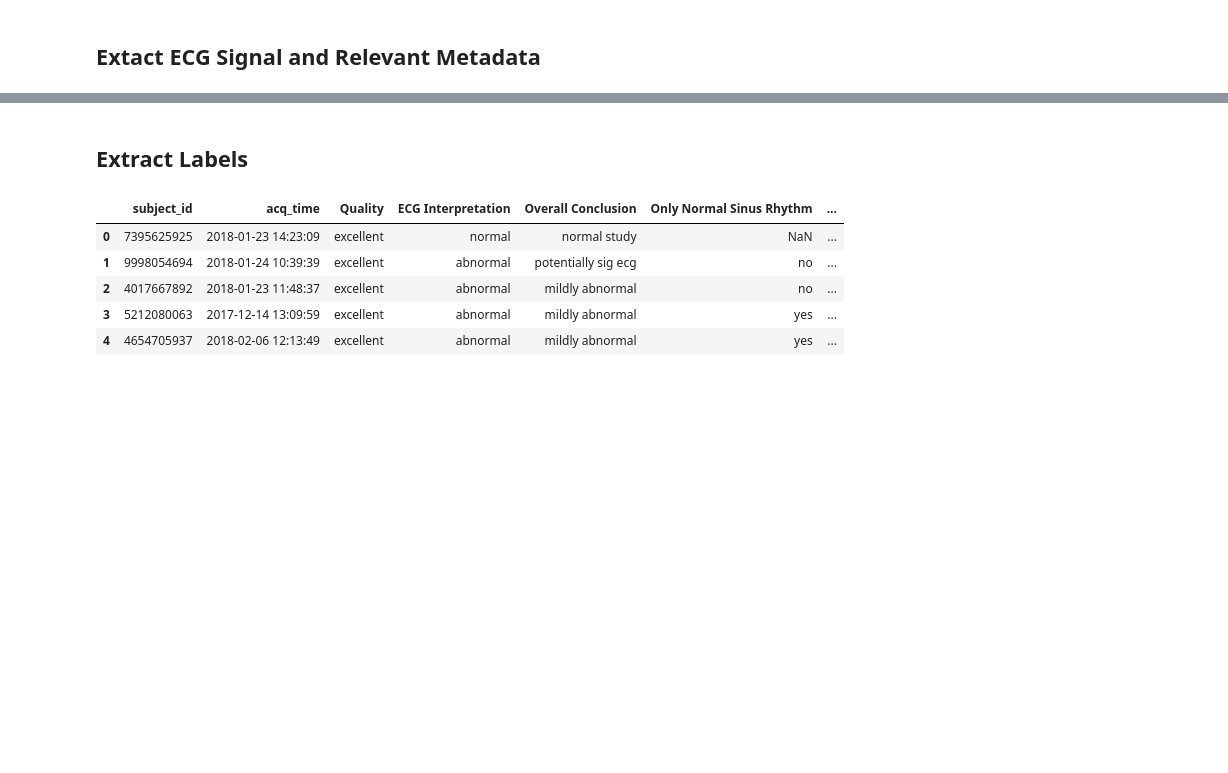
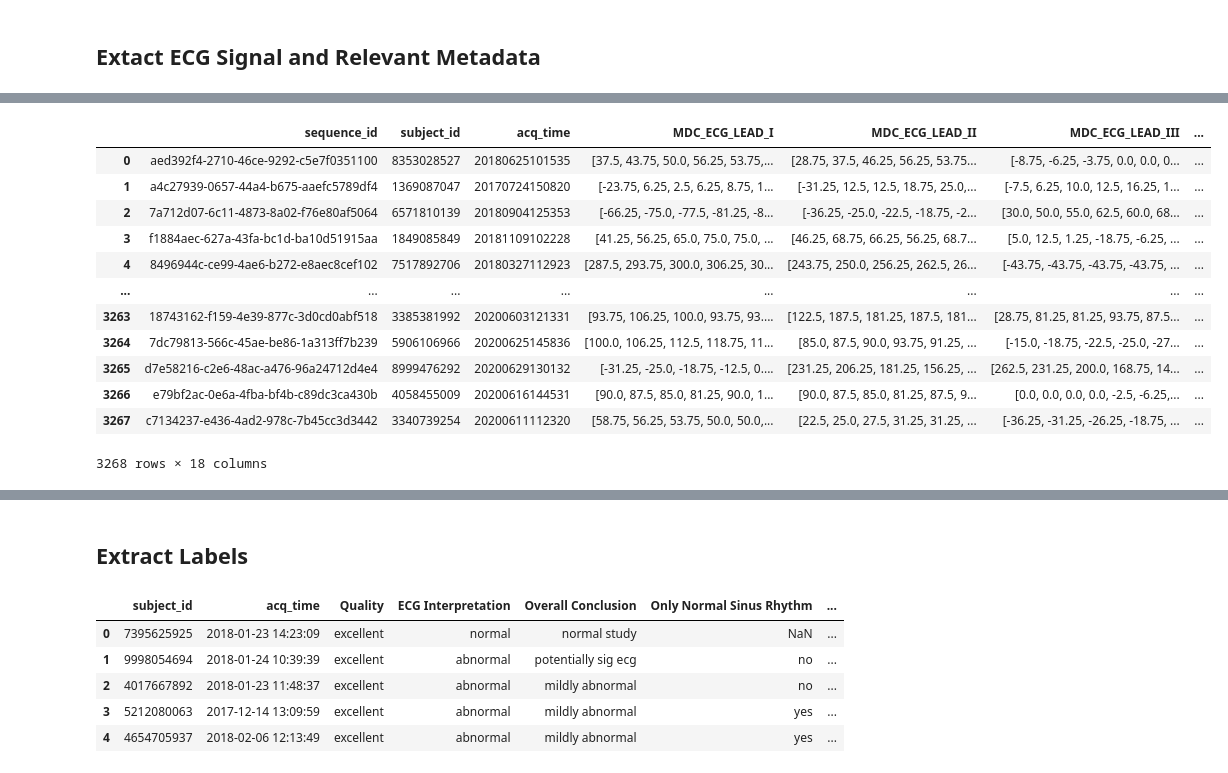
Before and after one commit to billchen0/pb-arrhythmia, a Jupyter notebook: noteboooks/prepare_dataset.ipynb, the cells around one changed output, grey strips where cells are left out. Drawn from its saved outputs; the diff is of its cells as text; code cells hidden in the pictures; blank space fills up the shorter version.

```diff
--- a/noteboooks/prepare_dataset.ipynb
+++ b/noteboooks/prepare_dataset.ipynb
@@ -7,3 +8,33 @@ import seaborn as sns
 import matplotlib.pyplot as plt
 # %% [markdown]
 ## Extact ECG Signal and Relevant Metadata
+# %%
+def save_ecg(path: Path, ecg_data):
+    # Directory and file setup
+    subject_dir = path / "dataset" / ecg_data["subject_id"]
+    dat_filename = subject_dir / f"{ecg_data['seq_id']}.dat"
+    header_filename = subject_dir / f"{ecg_data['seq_id']}.hea"
+
+    # Create the subject directory if it doesn't exist
+    subject_dir.mkdir(parents=True, exist_ok=True)
+
+    num_samples = len(next(iter(ecg_data["leads"].values())))
+    num_leads = len(ecg_data["leads"])
+
+    # Initialize empty numpy array to store ECG data
+    ecg_array = np.zeros((num_samples, num_leads), dtype=np.int16)
+    lead_order = ['I', 'II', 'III', 'aVR', 'aVL', 'aVF', 'V1', 'V2', 'V3', 'V4', 'V5', 'V6']
+
+    # Fill the array with data in the correct lead order
+    for i, lead in enumerate(lead_order):
+        ecg_array[:, i] = np.array(ecg_data["leads"].get(lead, [0] * num_samples), dtype=np.int16)
+
+    # Write the data to .dat file
+    with dat_filename.open("wb") as file:
+        ecg_array.tofile(file)
+
+    # Create the header file
+    with header_filename.open("w") as file:
+        file.write(f"{ecg_data['seq_id']} {num_leads} 1000 {num_samples}\n")
+        for lead in lead_order:
+            file.write(f"{ecg_data['seq_id']}.dat 16 {ecg_data['scale']} 0 0 {lead}\n")
@@ -9,0 +82,5 @@ import matplotlib.pyplot as plt
+# %%
+data_path = Path("/media/nvme1/pbecg-data/fda/2018/R^ECG^F_0^0_5692915810^008^STUDY START_20180216103233_20180804101143.xml")
+tree = ET.parse(data_path)
+root = tree.getroot()
+extract_ecg_data(root)
@@ -46,6 +141,22 @@ for file_path in data_path.rglob("*xml"):
     all_ecg_data.append(ecg_data)
 
 df = pd.DataFrame(all_ecg_data)
+# %%
+df
+# %% [output]
+|  | sequence_id | subject_id | acq_time | MDC_ECG_LEAD_I | MDC_ECG_LEAD_II | MDC_ECG_LEAD_III | ... |
+| 0 | aed392f4-2710-46ce-9292-c5e7f0351100 | 8353028527 | 20180625101535 | [37.5, 43.75, 50.0, 56.25, 53.75,... | [28.75, 37.5, 46.25, 56.25, 53.75... | [-8.75, -6.25, -3.75, 0.0, 0.0, 0... | ... |
+| 1 | a4c27939-0657-44a4-b675-aaefc5789df4 | 1369087047 | 20170724150820 | [-23.75, 6.25, 2.5, 6.25, 8.75, 1... | [-31.25, 12.5, 12.5, 18.75, 25.0,... | [-7.5, 6.25, 10.0, 12.5, 16.25, 1... | ... |
+| 2 | 7a712d07-6c11-4873-8a02-f76e80af5064 | 6571810139 | 20180904125353 | [-66.25, -75.0, -77.5, -81.25, -8... | [-36.25, -25.0, -22.5, -18.75, -2... | [30.0, 50.0, 55.0, 62.5, 60.0, 68... | ... |
+| 3 | f1884aec-627a-43fa-bc1d-ba10d51915aa | 1849085849 | 20181109102228 | [41.25, 56.25, 65.0, 75.0, 75.0, ... | [46.25, 68.75, 66.25, 56.25, 68.7... | [5.0, 12.5, 1.25, -18.75, -6.25, ... | ... |
+| 4 | 8496944c-ce99-4ae6-b272-e8aec8cef102 | 7517892706 | 20180327112923 | [287.5, 293.75, 300.0, 306.25, 30... | [243.75, 250.0, 256.25, 262.5, 26... | [-43.75, -43.75, -43.75, -43.75, ... | ... |
+| ... | ... | ... | ... | ... | ... | ... | ... |
+| 3263 | 18743162-f159-4e39-877c-3d0cd0abf518 | 3385381992 | 20200603121331 | [93.75, 106.25, 100.0, 93.75, 93.... | [122.5, 187.5, 181.25, 187.5, 181... | [28.75, 81.25, 81.25, 93.75, 87.5... | ... |
+| 3264 | 7dc79813-566c-45ae-be86-1a313ff7b239 | 5906106966 | 20200625145836 | [100.0, 106.25, 112.5, 118.75, 11... | [85.0, 87.5, 90.0, 93.75, 91.25, ... | [-15.0, -18.75, -22.5, -25.0, -27... | ... |
+| 3265 | d7e58216-c2e6-48ac-a476-96a24712d4e4 | 8999476292 | 20200629130132 | [-31.25, -25.0, -18.75, -12.5, 0.... | [231.25, 206.25, 181.25, 156.25, ... | [262.5, 231.25, 200.0, 168.75, 14... | ... |
+| 3266 | e79bf2ac-0e6a-4fba-bf4b-c89dc3ca430b | 4058455009 | 20200616144531 | [90.0, 87.5, 85.0, 81.25, 90.0, 1... | [90.0, 87.5, 85.0, 81.25, 87.5, 9... | [0.0, 0.0, 0.0, 0.0, -2.5, -6.25,... | ... |
+| 3267 | c7134237-e436-4ad2-978c-7b45cc3d3442 | 3340739254 | 20200611112320 | [58.75, 56.25, 53.75, 50.0, 50.0,... | [22.5, 25.0, 27.5, 31.25, 31.25, ... | [-36.25, -31.25, -26.25, -18.75, ... | ... |
+3268 rows × 18 columns
 # %%
 # Fill NaN values in the first set of columns with values from the second set of columns
 df['MDC_ECG_LEAD_aVR'].fillna(df['MDC_ECG_LEAD_AVR'], inplace=True)
```
Also changed, not shown: parts of 3 cells of this notebook, 1 other file.
